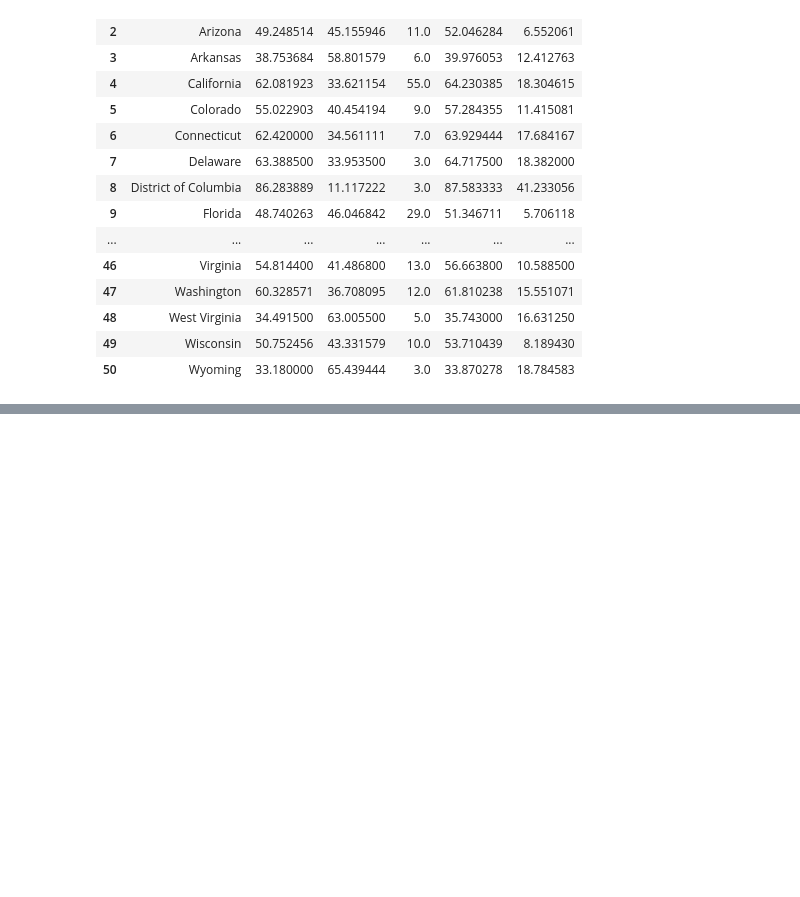
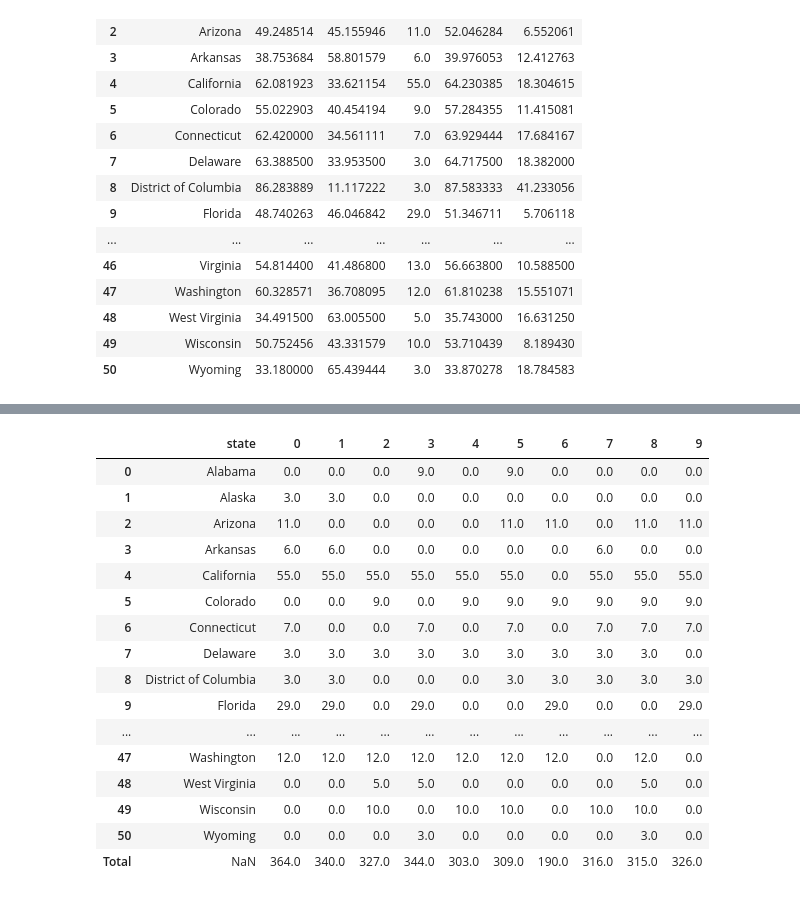
Before and after one commit to rkfd/ds-ai-for-business, a Jupyter notebook: Predicting-the-US-2020-Election/predicting-the-us-2020-election.ipynb, the cells around one changed output, grey strips where cells are left out. Saved outputs shown, nothing was run; the diff lists cells and outputs as text; code cells hidden in the pictures; blank space fills up the shorter version.

Commit message:
update: simulation

```diff
--- a/Predicting-the-US-2020-Election/predicting-the-us-2020-election.ipynb
+++ b/Predicting-the-US-2020-Election/predicting-the-us-2020-election.ipynb
@@ -511,7 +513,7 @@ def getCenter(row):
   Biden is 48, Trump is 47
   48 + (100-47-48)/2 = 48 + 5/2 = 50.5
   '''
-  return row['Biden'] + (100 - row['Biden'] - row['Trump']) / 2
+  return row['Biden'] + (100 - row['Trump'] - row['Biden']) / 2
 
 # Add Deviation
 def getDeviation(row):
@@ -573,0 +588,42 @@ polls_state_summary
+# %%
+def runElectionSimulation(times, polls):
+  # Create a blank DataFrame to hold our results
+  result_frame = pd.DataFrame()
+
+  def getSeats(row):
+    # Using the normal distribution function, we input the mean (center) and the stddev
+    # If the result is >50, Biden wins
+    result = normal(row['Center'], row['StdDev'])
+    return row['Seats'] if result > 50 else 0
+
+  for i in range(times):
+    result_frame[i] = polls.apply(getSeats, axis=1)
+
+  return result_frame
+
+# Given an example of the output
+res = runElectionSimulation(10, polls_state_summary)
+res.loc['Total',:] = res.sum(axis=0)
+
+# Adding state names to result DataFrame
+res = pd.concat([polls_state_summary['state'], res], axis=1, sort=False)
+
+res
+# %% [output]
+|  | state | 0 | 1 | 2 | 3 | 4 | 5 | 6 | 7 | 8 | 9 |
+| 0 | Alabama | 0.0 | 0.0 | 0.0 | 9.0 | 0.0 | 9.0 | 0.0 | 0.0 | 0.0 | 0.0 |
+| 1 | Alaska | 3.0 | 3.0 | 0.0 | 0.0 | 0.0 | 0.0 | 0.0 | 0.0 | 0.0 | 0.0 |
+| 2 | Arizona | 11.0 | 0.0 | 0.0 | 0.0 | 0.0 | 11.0 | 11.0 | 0.0 | 11.0 | 11.0 |
+| 3 | Arkansas | 6.0 | 6.0 | 0.0 | 0.0 | 0.0 | 0.0 | 0.0 | 6.0 | 0.0 | 0.0 |
+| 4 | California | 55.0 | 55.0 | 55.0 | 55.0 | 55.0 | 55.0 | 0.0 | 55.0 | 55.0 | 55.0 |
+| 5 | Colorado | 0.0 | 0.0 | 9.0 | 0.0 | 9.0 | 9.0 | 9.0 | 9.0 | 9.0 | 9.0 |
+| 6 | Connecticut | 7.0 | 0.0 | 0.0 | 7.0 | 0.0 | 7.0 | 0.0 | 7.0 | 7.0 | 7.0 |
+| 7 | Delaware | 3.0 | 3.0 | 3.0 | 3.0 | 3.0 | 3.0 | 3.0 | 3.0 | 3.0 | 0.0 |
+| 8 | District of Columbia | 3.0 | 3.0 | 0.0 | 0.0 | 0.0 | 3.0 | 3.0 | 3.0 | 3.0 | 3.0 |
+| 9 | Florida | 29.0 | 29.0 | 0.0 | 29.0 | 0.0 | 0.0 | 29.0 | 0.0 | 0.0 | 29.0 |
+| ... | ... | ... | ... | ... | ... | ... | ... | ... | ... | ... | ... |
+| 47 | Washington | 12.0 | 12.0 | 12.0 | 12.0 | 12.0 | 12.0 | 12.0 | 0.0 | 12.0 | 0.0 |
+| 48 | West Virginia | 0.0 | 0.0 | 5.0 | 5.0 | 0.0 | 0.0 | 0.0 | 0.0 | 5.0 | 0.0 |
+| 49 | Wisconsin | 0.0 | 0.0 | 10.0 | 0.0 | 10.0 | 10.0 | 0.0 | 10.0 | 10.0 | 0.0 |
+| 50 | Wyoming | 0.0 | 0.0 | 0.0 | 3.0 | 0.0 | 0.0 | 0.0 | 0.0 | 3.0 | 0.0 |
+| Total | NaN | 364.0 | 340.0 | 327.0 | 344.0 | 303.0 | 309.0 | 190.0 | 316.0 | 315.0 | 326.0 |
```
Also changed, not shown: parts of 6 cells of this notebook.
